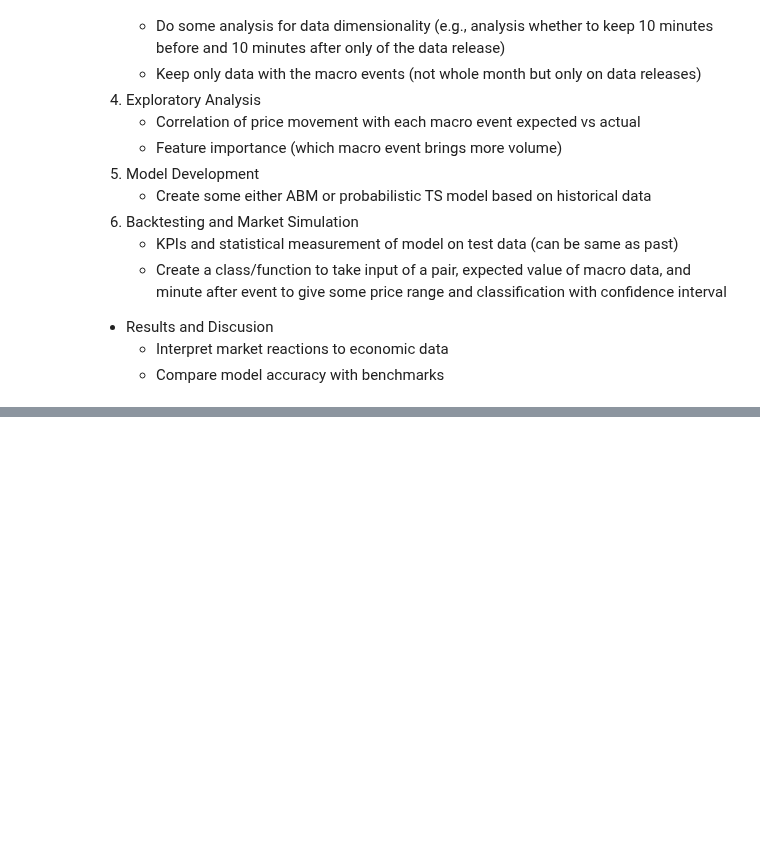
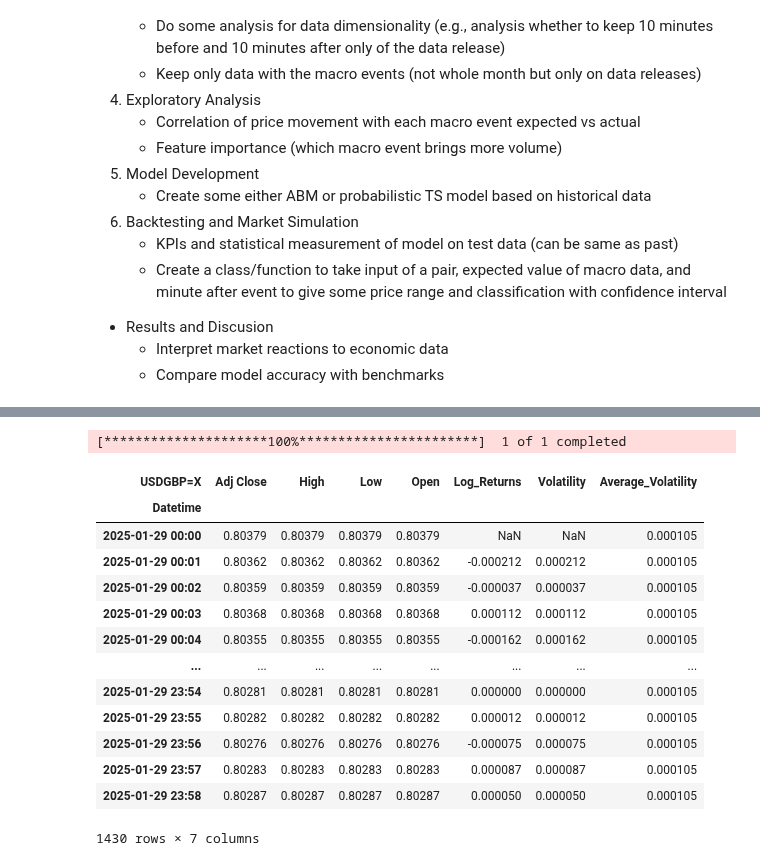
Before and after one commit to Modi1997/FX-HFT-Effects-on-US-Macro-Data, a Jupyter notebook: FX HFT Effects on US Macroeconomic Data Releases.ipynb, the cells around one changed output, grey strips where cells are left out. Drawn from its saved outputs; the diff is of its cells as text; code cells hidden in the pictures; blank space fills up the shorter version.

```diff
--- a/FX HFT Effects on US Macroeconomic Data Releases.ipynb
+++ b/FX HFT Effects on US Macroeconomic Data Releases.ipynb
@@ -28,0 +144,19 @@
+# %%
+fx_data = calculate_average_volatility(get_fx_data('USDGBP=X', '1m', '2025-01-29', '2025-01-30'))
+fx_data
+# %% [output]
+[*********************100%***********************]  1 of 1 completed
+| USDGBP=X | Adj Close | High | Low | Open | Log_Returns | Volatility | Average_Volatility |
+| Datetime |  |  |  |  |  |  |  |
+| 2025-01-29 00:00 | 0.80379 | 0.80379 | 0.80379 | 0.80379 | NaN | NaN | 0.000105 |
+| 2025-01-29 00:01 | 0.80362 | 0.80362 | 0.80362 | 0.80362 | -0.000212 | 0.000212 | 0.000105 |
+| 2025-01-29 00:02 | 0.80359 | 0.80359 | 0.80359 | 0.80359 | -0.000037 | 0.000037 | 0.000105 |
+| 2025-01-29 00:03 | 0.80368 | 0.80368 | 0.80368 | 0.80368 | 0.000112 | 0.000112 | 0.000105 |
+| 2025-01-29 00:04 | 0.80355 | 0.80355 | 0.80355 | 0.80355 | -0.000162 | 0.000162 | 0.000105 |
+| ... | ... | ... | ... | ... | ... | ... | ... |
+| 2025-01-29 23:54 | 0.80281 | 0.80281 | 0.80281 | 0.80281 | 0.000000 | 0.000000 | 0.000105 |
+| 2025-01-29 23:55 | 0.80282 | 0.80282 | 0.80282 | 0.80282 | 0.000012 | 0.000012 | 0.000105 |
+| 2025-01-29 23:56 | 0.80276 | 0.80276 | 0.80276 | 0.80276 | -0.000075 | 0.000075 | 0.000105 |
+| 2025-01-29 23:57 | 0.80283 | 0.80283 | 0.80283 | 0.80283 | 0.000087 | 0.000087 | 0.000105 |
+| 2025-01-29 23:58 | 0.80287 | 0.80287 | 0.80287 | 0.80287 | 0.000050 | 0.000050 | 0.000105 |
+1430 rows × 7 columns
```
Also changed, not shown: parts of 5 cells of this notebook.
